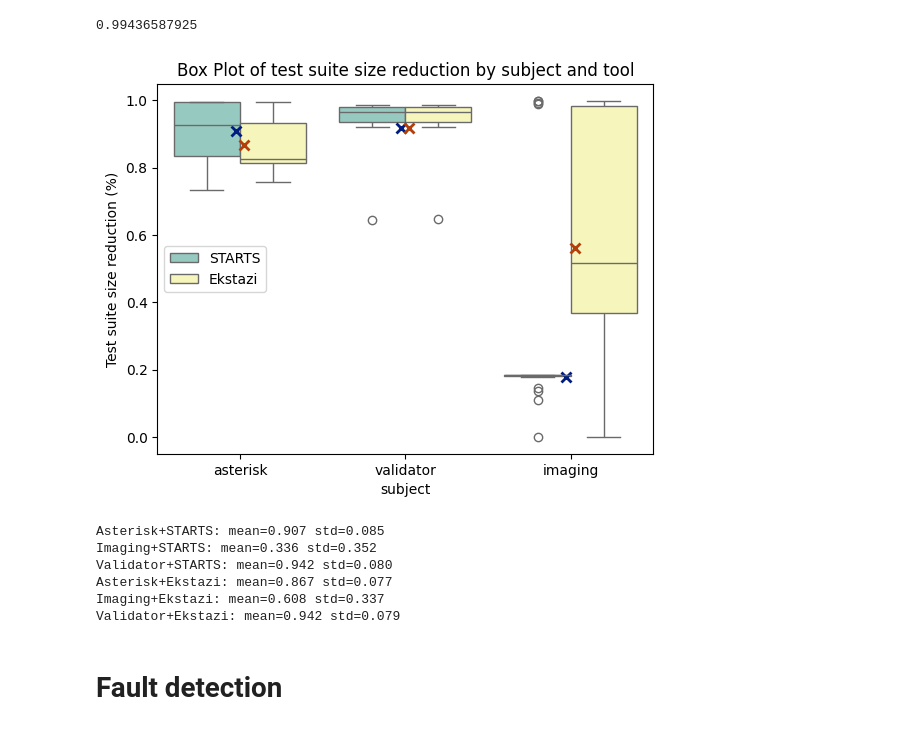
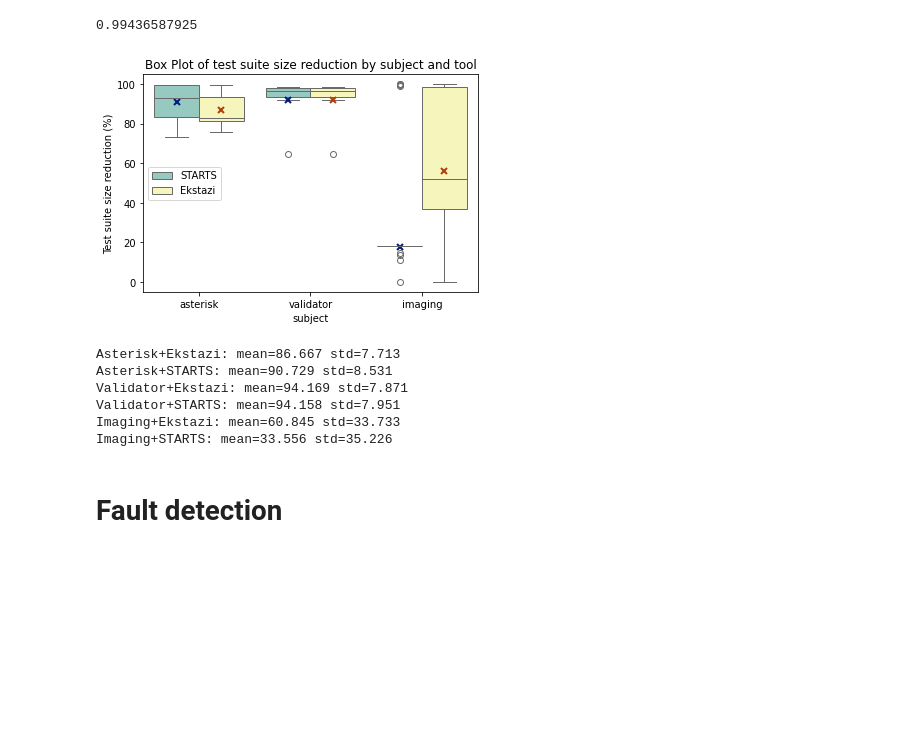
Before and after one commit to paige-marie/cs514_RTS, a Jupyter notebook: boxplots.ipynb, the cells around one changed output. Saved outputs shown, nothing was run; the diff lists cells and outputs as text; code cells hidden in the pictures; blank space fills up the shorter version.

```diff
--- a/boxplots.ipynb
+++ b/boxplots.ipynb
@@ -8,6 +8,7 @@ csv_path = "./all_results.csv"
 # %%
 df = pd.read_csv(csv_path)
 df['testsuite_reduction'] = pd.to_numeric(df['testsuite_reduction'], errors='coerce')
+df['testsuite_reduction%'] = df['testsuite_reduction'] * 100
 df['percent_mutatants_killed'] = pd.to_numeric(df['percent_mutatants_killed'], errors='coerce')
 df = df.drop(['Unnamed: 20', 'Unnamed: 25', 'rev1', ' All1', ' STARTS1', ' Ekstazi1', 'rev2', ' All2', ' STARTS2', ' Ekstazi2'], axis=1)
 df = df[df['changed_classes'] != 0]
@@ -196,45 +197,47 @@ filtered_size_df[(filtered_size_df['subject']=='imaging')&(filtered_size_df['too
 # %%
 # filtered_size_df[(filtered_size_df['subject']=='imaging')&(filtered_size_df['tool']=='Ekstazi')]
 # %%
-sns.boxplot(x='subject', y='testsuite_reduction', hue='tool', data=filtered_size_df, palette="Set3")
+sns.boxplot(x='subject', y='testsuite_reduction%', hue='tool', data=filtered_size_df, palette="Set3")
 plt.ylabel('Test suite size reduction (%)')
 plt.title('Box Plot of test suite size reduction by subject and tool')
-sns.pointplot(x='subject', y='testsuite_reduction', hue='tool', data=filtered_fault_df,
-              dodge=True, linestyle='none', markers="x", palette="dark", errorbar=None)
+sns.pointplot(x='subject', y='testsuite_reduction%', hue='tool', data=filtered_fault_df,
+              dodge=.4, linestyle='none', markers="x", palette="dark", errorbar=None)
 handles, labels = plt.gca().get_legend_handles_labels()
 new_handles = handles[:2]  # Adjust the index depending on which items you want to keep
 new_labels = labels[:2]
 plt.legend(new_handles, new_labels)
 plt.savefig('figures/size_tools_subjects.png', dpi=300)
 plt.show()
 # %% [output]
-[figure, old version]
+[figure, new version]
 # %%
-a_s_size_mean = filtered_size_df[(filtered_size_df['subject']=='asterisk')&(filtered_size_df['tool']=='STARTS')]['testsuite_reduction'].mean()
-i_s_size_mean = filtered_size_df[(filtered_size_df['subject']=='imaging')&(filtered_size_df['tool']=='STARTS')]['testsuite_reduction'].mean()
-v_s_size_mean = filtered_size_df[(filtered_size_df['subject']=='validator')&(filtered_size_df['tool']=='STARTS')]['testsuite_reduction'].mean()
-a_s_size_std = filtered_size_df[(filtered_size_df['subject']=='asterisk')&(filtered_size_df['tool']=='STARTS')]['testsuite_reduction'].std()
-i_s_size_std = filtered_size_df[(filtered_size_df['subject']=='imaging')&(filtered_size_df['tool']=='STARTS')]['testsuite_reduction'].std()
-v_s_size_std = filtered_size_df[(filtered_size_df['subject']=='validator')&(filtered_size_df['tool']=='STARTS')]['testsuite_reduction'].std()
-a_e_size_mean = filtered_size_df[(filtered_size_df['subject']=='asterisk')&(filtered_size_df['tool']=='Ekstazi')]['testsuite_reduction'].mean()
-i_e_size_mean = filtered_size_df[(filtered_size_df['subject']=='imaging')&(filtered_size_df['tool']=='Ekstazi')]['testsuite_reduction'].mean()
-v_e_size_mean = filtered_size_df[(filtered_size_df['subject']=='validator')&(filtered_size_df['tool']=='Ekstazi')]['testsuite_reduction'].mean()
-a_e_size_std = filtered_size_df[(filtered_size_df['subject']=='asterisk')&(filtered_size_df['tool']=='Ekstazi')]['testsuite_reduction'].std()
-i_e_size_std = filtered_size_df[(filtered_size_df['subject']=='imaging')&(filtered_size_df['tool']=='Ekstazi')]['testsuite_reduction'].std()
-v_e_size_std = filtered_size_df[(filtered_size_df['subject']=='validator')&(filtered_size_df['tool']=='Ekstazi')]['testsuite_reduction'].std()
+a_s_size_mean = filtered_size_df[(filtered_size_df['subject']=='asterisk')&(filtered_size_df['tool']=='STARTS')]['testsuite_reduction%'].mean()
+i_s_size_mean = filtered_size_df[(filtered_size_df['subject']=='imaging')&(filtered_size_df['tool']=='STARTS')]['testsuite_reduction%'].mean()
+v_s_size_mean = filtered_size_df[(filtered_size_df['subject']=='validator')&(filtered_size_df['tool']=='STARTS')]['testsuite_reduction%'].mean()
+a_s_size_std = filtered_size_df[(filtered_size_df['subject']=='asterisk')&(filtered_size_df['tool']=='STARTS')]['testsuite_reduction%'].std()
+i_s_size_std = filtered_size_df[(filtered_size_df['subject']=='imaging')&(filtered_size_df['tool']=='STARTS')]['testsuite_reduction%'].std()
+v_s_size_std = filtered_size_df[(filtered_size_df['subject']=='validator')&(filtered_size_df['tool']=='STARTS')]['testsuite_reduction%'].std()
+a_e_size_mean = filtered_size_df[(filtered_size_df['subject']=='asterisk')&(filtered_size_df['tool']=='Ekstazi')]['testsuite_reduction%'].mean()
+i_e_size_mean = filtered_size_df[(filtered_size_df['subject']=='imaging')&(filtered_size_df['tool']=='Ekstazi')]['testsuite_reduction%'].mean()
+v_e_size_mean = filtered_size_df[(filtered_size_df['subject']=='validator')&(filtered_size_df['tool']=='Ekstazi')]['testsuite_reduction%'].mean()
+a_e_size_std = filtered_size_df[(filtered_size_df['subject']=='asterisk')&(filtered_size_df['tool']=='Ekstazi')]['testsuite_reduction%'].std()
+i_e_size_std = filtered_size_df[(filtered_size_df['subject']=='imaging')&(filtered_size_df['tool']=='Ekstazi')]['testsuite_reduction%'].std()
+v_e_size_std = filtered_size_df[(filtered_size_df['subject']=='validator')&(filtered_size_df['tool']=='Ekstazi')]['testsuite_reduction%'].std()
+print(f'Asterisk+Ekstazi: mean={a_e_size_mean:.3f} std={a_e_size_std:.3f}')
 print(f'Asterisk+STARTS: mean={a_s_size_mean:.3f} std={a_s_size_std:.3f}')
+
+print(f'Validator+Ekstazi: mean={v_e_size_mean:.3f} std={v_e_size_std:.3f}')
+print(f'Validator+STARTS: mean={v_s_size_mean:.3f} std={v_s_size_std:.3f}')
+
+print(f'Imaging+Ekstazi: mean={i_e_size_mean:.3f} std={i_e_size_std:.3f}')
 print(f'Imaging+STARTS: mean={i_s_size_mean:.3f} std={i_s_size_std:.3f}')
-print(f'Validator+STARTS: mean={v_s_size_mean:.3f} std={v_s_size_std:.3f}')
-print(f'Asterisk+Ekstazi: mean={a_e_size_mean:.3f} std={a_e_size_std:.3f}')
-print(f'Imaging+Ekstazi: mean={i_e_size_mean:.3f} std={i_e_size_std:.3f}')
-print(f'Validator+Ekstazi: mean={v_e_size_mean:.3f} std={v_e_size_std:.3f}')
 # %% [output]
-Asterisk+STARTS: mean=0.907 std=0.085
-Imaging+STARTS: mean=0.336 std=0.352
-Validator+STARTS: mean=0.942 std=0.080
-Asterisk+Ekstazi: mean=0.867 std=0.077
-Imaging+Ekstazi: mean=0.608 std=0.337
-Validator+Ekstazi: mean=0.942 std=0.079
+Asterisk+Ekstazi: mean=86.667 std=7.713
+Asterisk+STARTS: mean=90.729 std=8.531
+Validator+Ekstazi: mean=94.169 std=7.871
+Validator+STARTS: mean=94.158 std=7.951
+Imaging+Ekstazi: mean=60.845 std=33.733
+Imaging+STARTS: mean=33.556 std=35.226
 # %% [markdown]
 # Fault detection
 # %%
```
Also changed, not shown: parts of 18 cells of this notebook, 4 other files.
